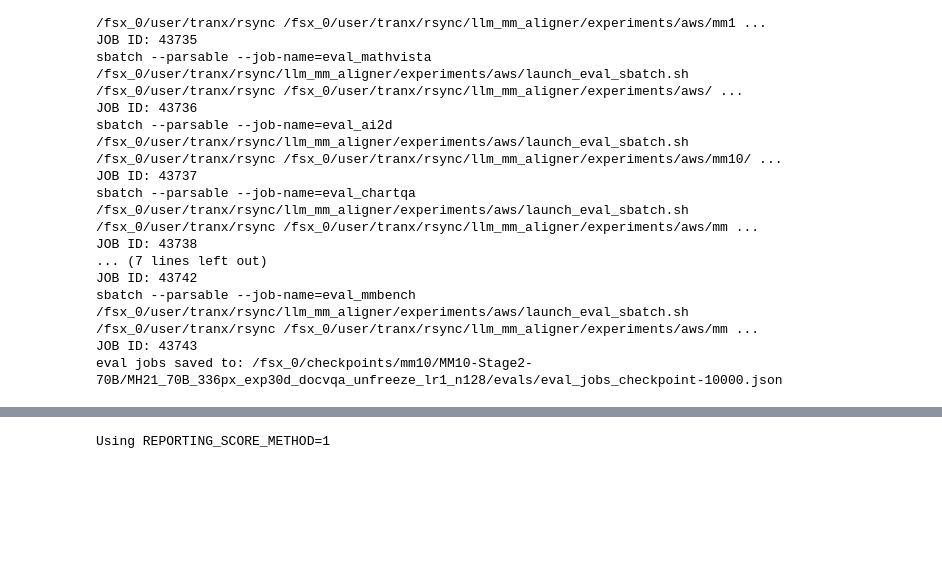
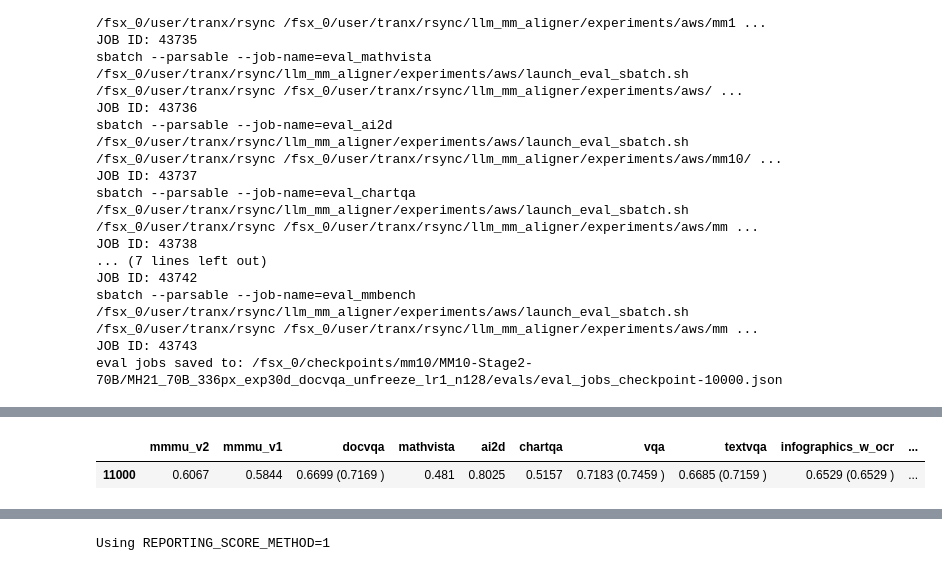
Before and after one commit to harrytranx/experiments, a Jupyter notebook: eval_mm10.ipynb, the cells around one changed output, grey strips where cells are left out. Saved outputs shown, nothing was run; the diff lists cells and outputs as text; code cells hidden in the pictures; blank space fills up the shorter version.

```diff
--- a/eval_mm10.ipynb
+++ b/eval_mm10.ipynb
@@ -125,3 +122,12 @@ eval_helper.get_eval_scores(
+# %%
+eval_helper.get_eval_scores(
+    "/fsx_0/checkpoints/mm10/MM10-Stage2-70B/MH21_70B_336px_exp30d_docvqa_unfreeze_lr1_n128",
+    checkpoint_id=11000,
+    report_version="hybrid"
+)
+# %% [output]
+|  | mmmu_v2 | mmmu_v1 | docvqa | mathvista | ai2d | chartqa | vqa | textvqa | infographics_w_ocr | ... |
+| 11000 | 0.6067 | 0.5844 | 0.6699 (0.7169 ) | 0.481 | 0.8025 | 0.5157 | 0.7183 (0.7459 ) | 0.6685 (0.7159 ) | 0.6529 (0.6529 ) | ... |
 # %%
 ev_s2_unfreeze.get_scores(
     "/fsx_0/checkpoints/mm10/MM10-Stage2-70B/MH21_70B_336px_exp30d_docvqa_metaclip_unfreeze_lr1_n128",
```
Also changed, not shown: parts of 8 cells of this notebook, 4 other files.
